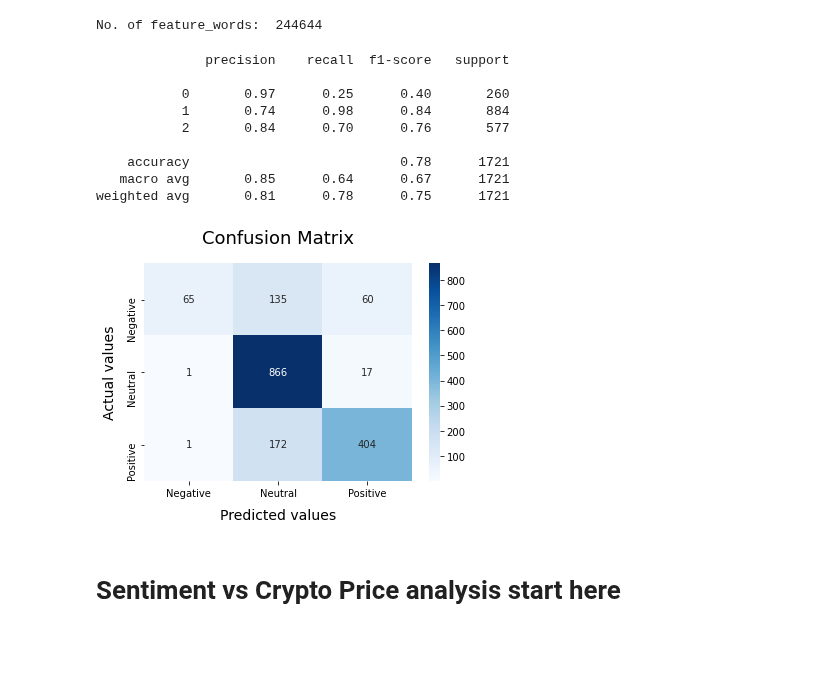
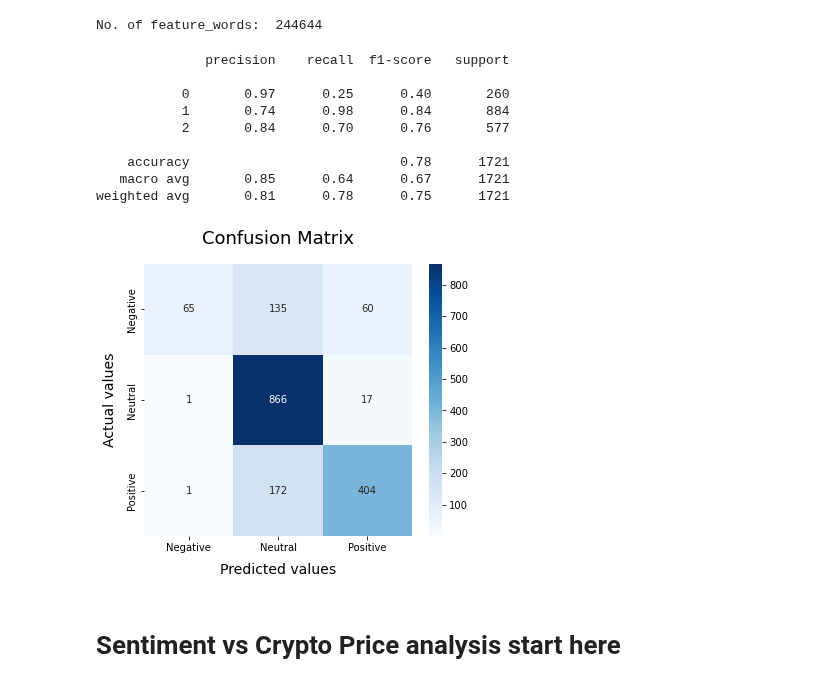
Before and after one commit to Ashlynbh/Crypto_Sentiment_Project, a Jupyter notebook: Doge_ML.ipynb, the cells around one changed output. Drawn from its saved outputs; the diff is of its cells as text; code cells hidden in the pictures; blank space fills up the shorter version.

Commit message:
doge image update

```diff
--- a/Doge_ML.ipynb
+++ b/Doge_ML.ipynb
@@ -535,20 +535,22 @@ def model_Evaluate(model):
     plt.title ("Confusion Matrix", fontdict = {'size':18}, pad = 20)
 # %%
 BNBmodel = BernoulliNB()
+plt.figure(figsize = (6,5))
 BNBmodel.fit(X_train, y_train)
 model_Evaluate(BNBmodel)
 y_pred1 = BNBmodel.predict(X_test)
+plt.savefig("doge_confusion.png")
 # %% [output]
               precision    recall  f1-score   support
 
            0       0.97      0.25      0.40       260
            1       0.74      0.98      0.84       884
            2       0.84      0.70      0.76       577
 
     accuracy                           0.78      1721
    macro avg       0.85      0.64      0.67      1721
 weighted avg       0.81      0.78      0.75      1721
-[figure, old version]
+[figure, new version]
 # %% [markdown]
 # Sentiment vs Crypto Price analysis start here
 # %%
```
Also changed, not shown: parts of 8 cells of this notebook.
